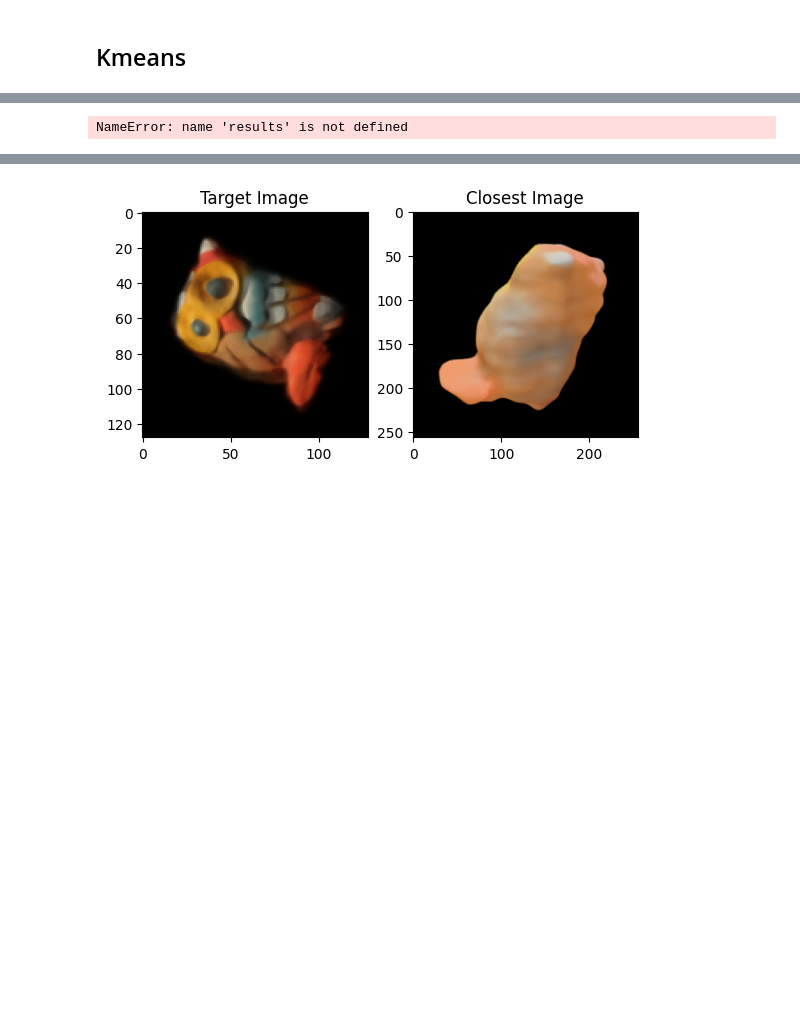
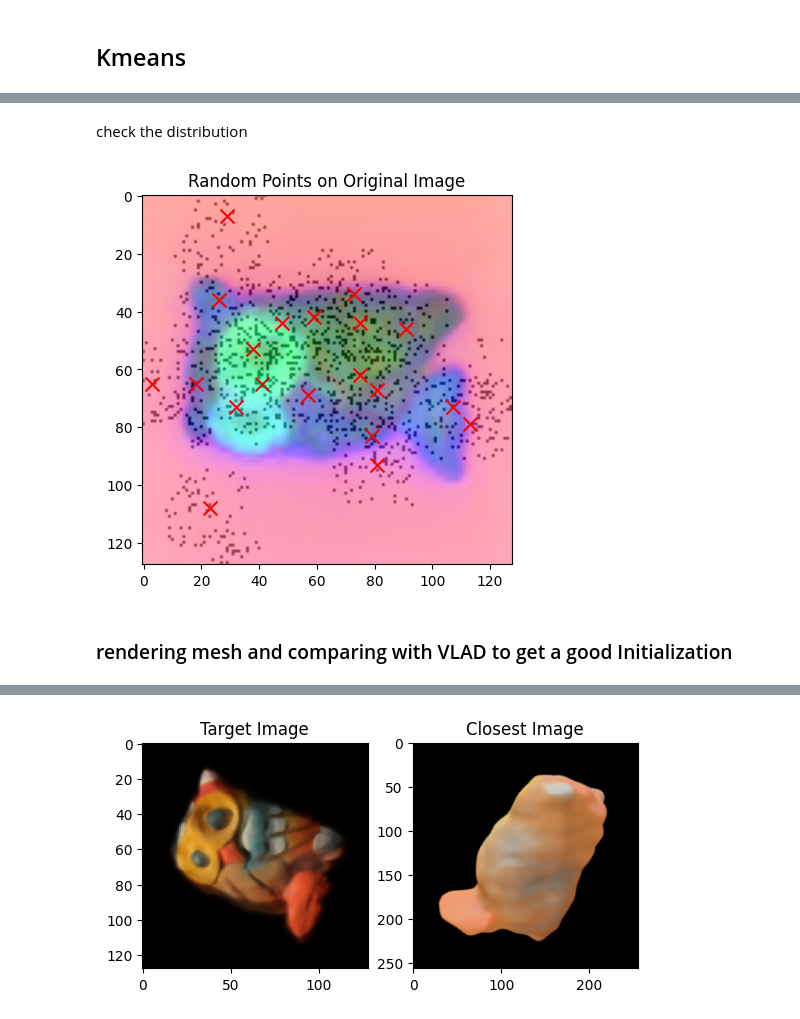
Before and after one commit to Dipan-Zhang/Wonder3D, a Jupyter notebook: NeuS/iNeuS_pose_estmation.ipynb, the cells around one changed output, grey strips where cells are left out. Saved outputs shown, nothing was run; the diff lists cells and outputs as text; code cells hidden in the pictures; blank space fills up the shorter version.

```diff
--- a/NeuS/iNeuS_pose_estmation.ipynb
+++ b/NeuS/iNeuS_pose_estmation.ipynb
@@ -480,37 +471,43 @@ plt.show()
+# %% [markdown]
+check the distribution
 # %%
 def random_pts_around_centers(closest_pixel_coords, num_points, pt_range):
     random_points = []
     n_clusters = len(closest_pixel_coords[0])
     for i in range(n_clusters):
         # Get the coordinates
         x = closest_pixel_coords[0][i]
         y = closest_pixel_coords[1][i]
 
         # Generate random points around the given coordinates
         random_points_x = np.random.randint(x - pt_range, x + pt_range, num_points)
         random_points_y = np.random.randint(y - pt_range, y + pt_range, num_points)
 
         # Append the randomly selected points to the list
         for j in range(num_points):
             random_points.append((random_points_x[j], random_points_y[j]))
     return random_points
 
-random_points = random_pts_around_centers(closest_pixel_coords, num_points=50, pt_range=15)
+random_points = random_pts_around_centers(closest_pixel_coords, num_points=60, pt_range=15)
 # Create a 128x128 grid
 grid = [[0 for _ in range(128)] for _ in range(128)]
 
 # Mark the generated points on the grid
 for point in random_points:
     x, y = point
     grid[x][y] = 1
 
 # Plot the grid
 plt.imshow(grid, cmap='binary')
-plt.imshow(target_img_features_pca, cmap='gray', alpha=0.5)
+plt.imshow(target_img_features_pca, cmap='gray', alpha=0.6) # apply alpha to make the grid points visible
 plt.scatter(closest_pixel_coords[1], closest_pixel_coords[0], c='red', s=100, marker='x')  # 'x' marks for centers
 plt.title("Random Points on Original Image")
 
 plt.show()
+
+#TODO get rid of the points in the bg
 # %% [output]
-NameError: name 'results' is not defined
+[figure, added]
+# %% [markdown]
+### rendering mesh and comparing with VLAD to get a good Initialization
 # %%
```
Also changed, not shown: parts of 25 cells of this notebook.
